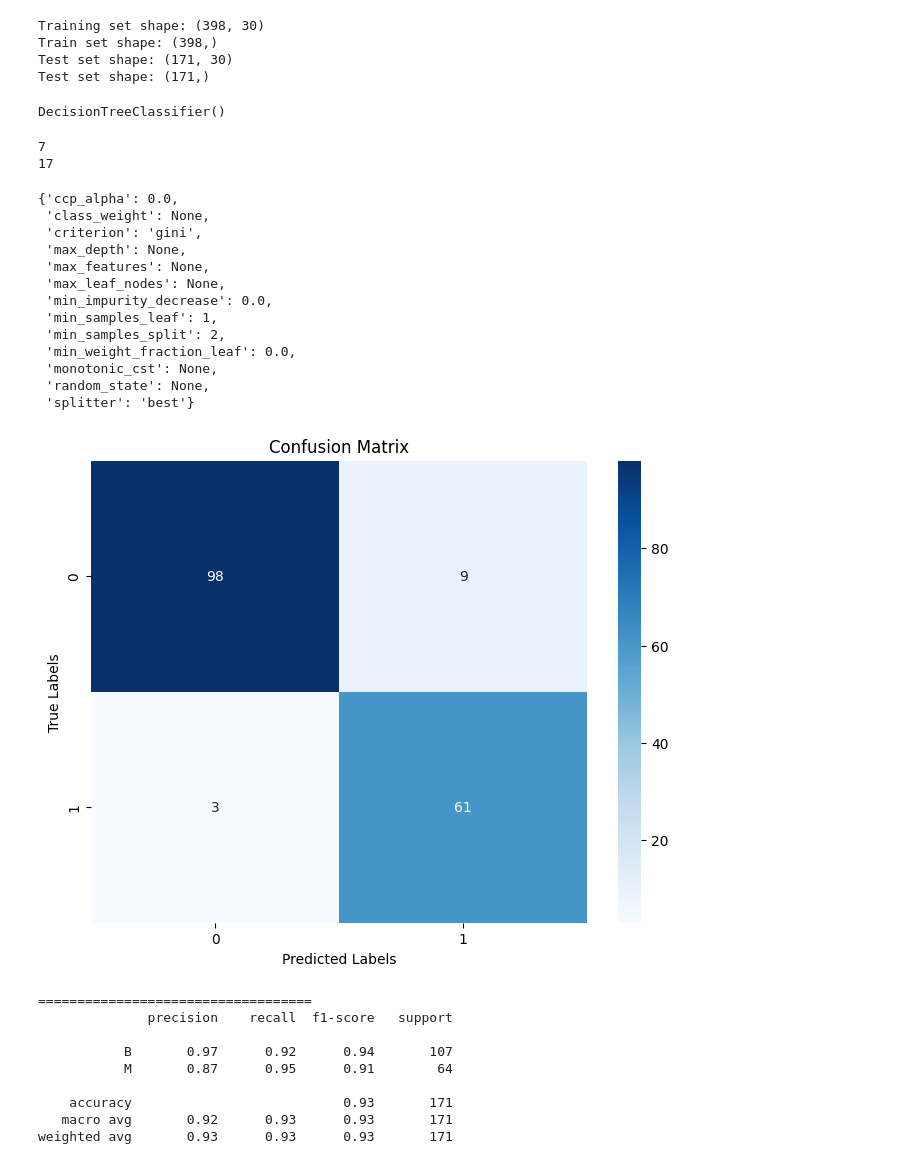
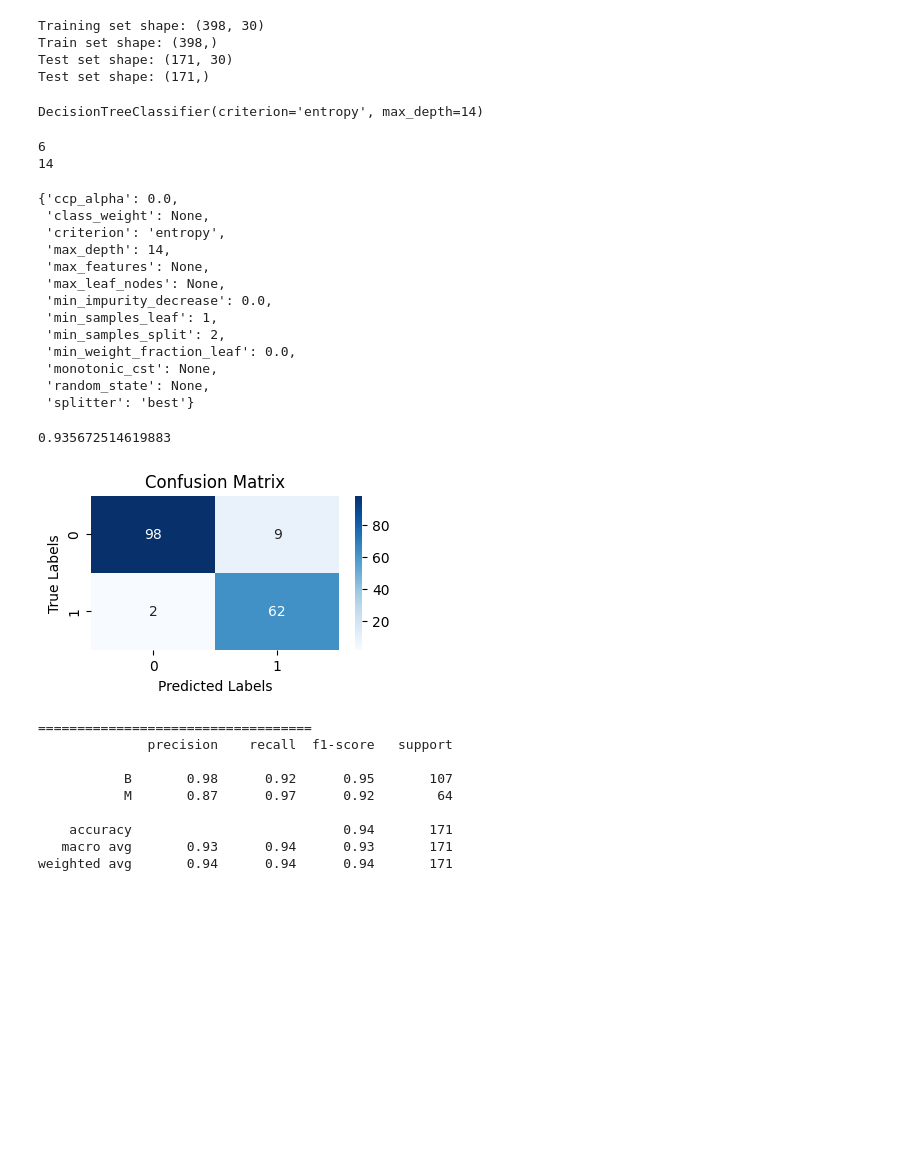
Before and after one commit to mahaba254002/Decision_Trees, a Jupyter notebook: Decision_project.ipynb, the cells around one changed output. Saved outputs shown, nothing was run; the diff lists cells and outputs as text; code cells hidden in the pictures; blank space fills up the shorter version.

```diff
--- a/Decision_project.ipynb
+++ b/Decision_project.ipynb
@@ -88,22 +93,22 @@ Train set shape: (398,)
 Test set shape: (171, 30)
 Test set shape: (171,)
 # %%
-Dst=DecisionTreeClassifier()
+Dst=DecisionTreeClassifier(criterion="entropy",max_depth=14)
 # %%
 Dst.fit(X_train,y_train)
 # %% [output]
-DecisionTreeClassifier()
+DecisionTreeClassifier(criterion='entropy', max_depth=14)
 # %%
 print(Dst.get_depth())
 print(Dst.get_n_leaves())
 Dst.get_params()
 # %% [output]
-7
-17
+6
+14
 {'ccp_alpha': 0.0,
  'class_weight': None,
- 'criterion': 'gini',
- 'max_depth': None,
+ 'criterion': 'entropy',
+ 'max_depth': 14,
  'max_features': None,
  'max_leaf_nodes': None,
  'min_impurity_decrease': 0.0,
@@ -113,30 +118,34 @@ Dst.get_params()
  'monotonic_cst': None,
  'random_state': None,
  'splitter': 'best'}
+# %%
+Dst.score(X_test,y_test)
+# %% [output]
+0.935672514619883
 # %%
 y_pred=Dst.predict(X_test)
 # %%
 conf_matrix=confusion_matrix(y_pred,y_test)
 cm = confusion_matrix(y_test, y_pred)
 
 # Create a heatmap for the confusion matrix
-plt.figure(figsize=(8, 6))
+plt.figure(figsize=(4, 2))
 sns.heatmap(cm, annot=True, fmt="d", cmap="Blues")
 plt.title("Confusion Matrix")
 plt.xlabel("Predicted Labels")
 plt.ylabel("True Labels")
 plt.show()
 print("===================================")
 report=classification_report(y_test,y_pred)
 print(report)
 # %% [output]
-[figure, old version]
+[figure, new version]
 ===================================
               precision    recall  f1-score   support
 
-           B       0.97      0.92      0.94       107
-           M       0.87      0.95      0.91        64
+           B       0.98      0.92      0.95       107
+           M       0.87      0.97      0.92        64
 
-    accuracy                           0.93       171
-   macro avg       0.92      0.93      0.93       171
-weighted avg       0.93      0.93      0.93       171
+    accuracy                           0.94       171
+   macro avg       0.93      0.94      0.93       171
+weighted avg       0.94      0.94      0.94       171
```
Also changed, not shown: parts of 4 cells of this notebook, 1 other file.
